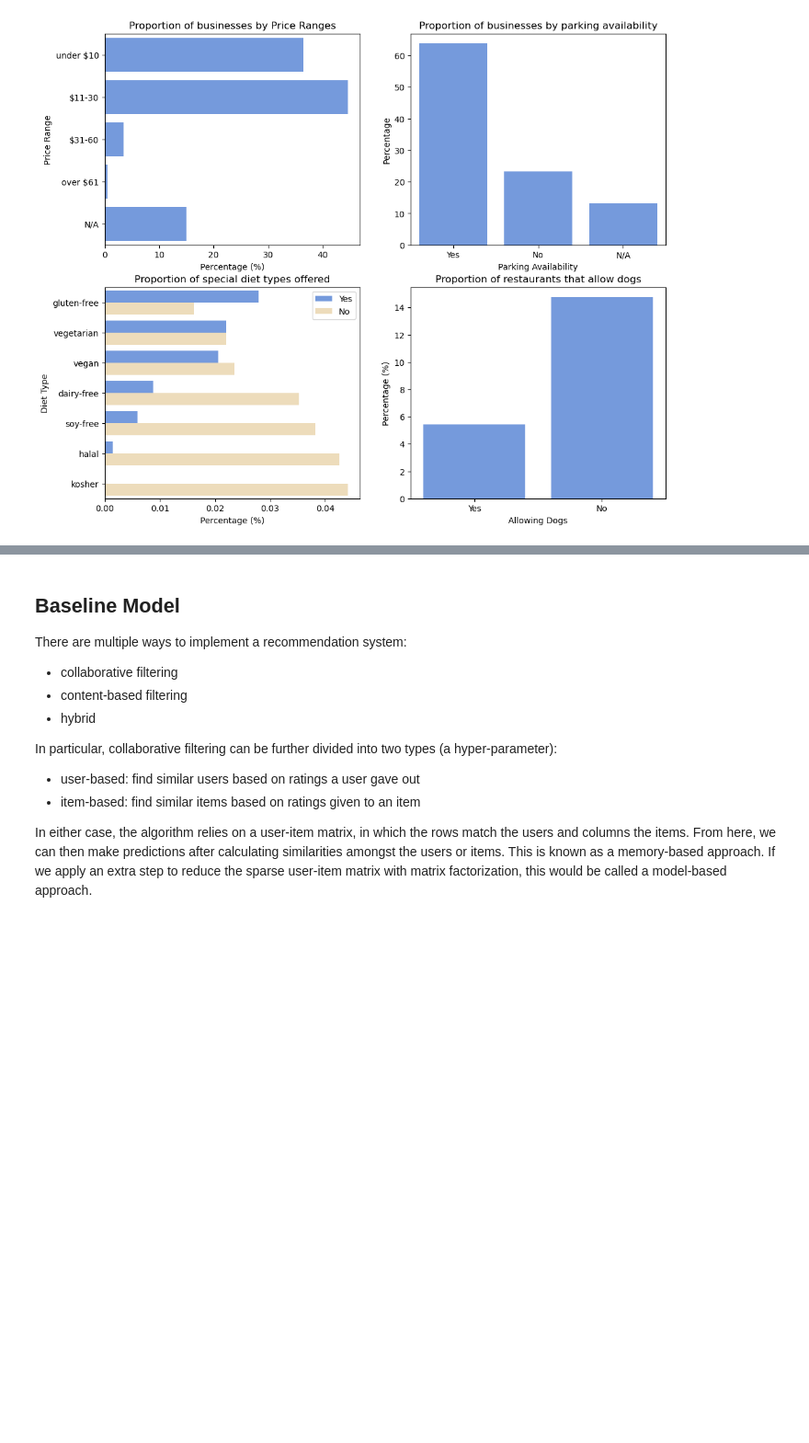
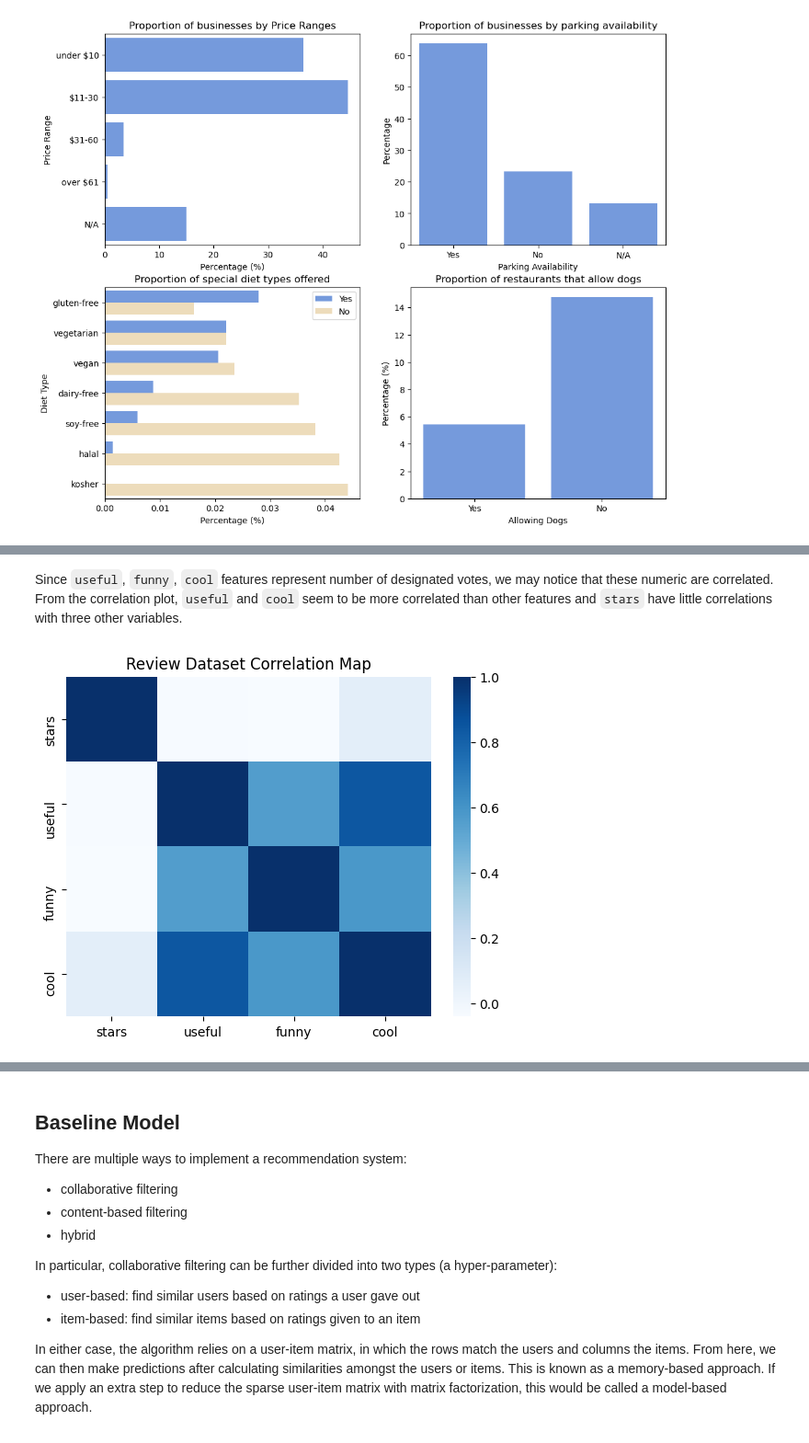
Before and after one commit to 98mina2/FP209b, a Jupyter notebook: recommender_system_report.ipynb, the cells around one changed output, grey strips where cells are left out. Shown at 92% size. Cells and saved outputs as stored; diff of their text form; code cells hidden in the pictures; blank space fills up the shorter version.

Commit message:
added script for review

```diff
--- a/recommender_system_report.ipynb
+++ b/recommender_system_report.ipynb
@@ -257,0 +255,5 @@ Note: check why there are negative stars in this dataset
+# %%
+df_re = pd.read_feather("data/yelp_review_cleaned.feather")
+print(f"There are {df_re.shape[0]} review records with {df_re.shape[1]} total features.")
+df_re.head(3)
+df_re[['stars', 'useful','funny','cool']].describe()
@@ -257,0 +307,9 @@ Note: check why there are negative stars in this dataset
+# %% [markdown]
+Since `useful`, `funny`, `cool` features represent number of designated votes, we may notice that these numeric are correlated. From the correlation plot, `useful` and `cool` seem to be more correlated than other features and `stars` have little correlations with three other variables.
+# %%
+cor = df_re.corr()
+sns.heatmap(cor, cmap = 'Blues')
+plt.title("Review Dataset Correlation Map")
+plt.show()
+# %% [output]
+[figure, added]
```
Also changed, not shown: parts of 12 cells of this notebook.
